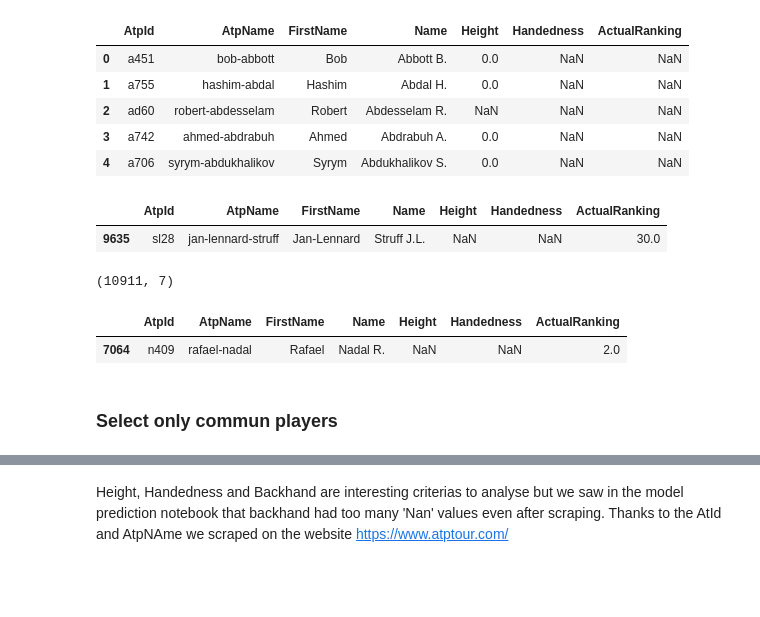
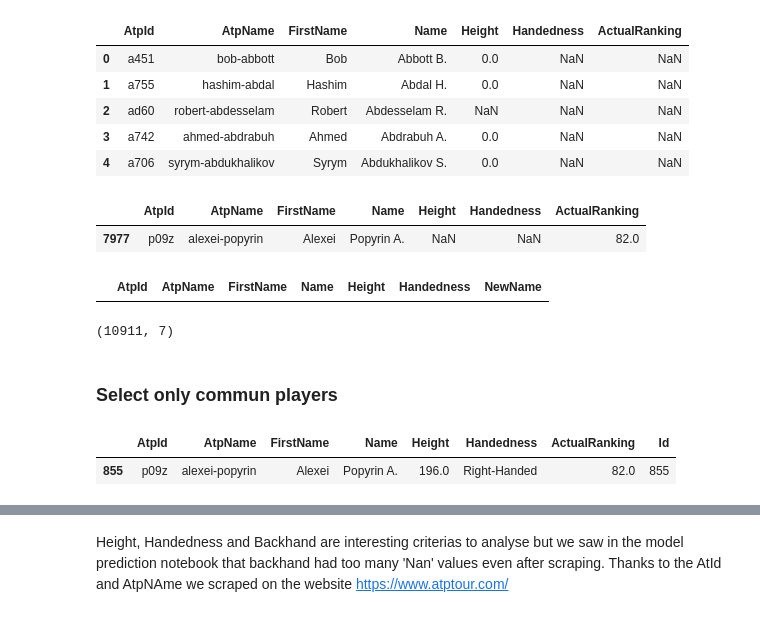
Before and after one commit to pmecchia/atp_matches, a Jupyter notebook: Clean Notebook.ipynb, the cells around one changed output, grey strips where cells are left out. Drawn from its saved outputs; the diff is of its cells as text; code cells hidden in the pictures; blank space fills up the shorter version.

```diff
--- a/Clean Notebook.ipynb
+++ b/Clean Notebook.ipynb
@@ -119,19 +119,31 @@ def AtpPlayers():
     LastNameList=[]
     ActualRankingList=[]
 
+    ##Find last ranking update date
+    url='https://www.atptour.com/en/rankings/singles'
+    req = Request(url, headers={'User-Agent': ''})
+    webpage = urlopen(req).read()
+    soup = BeautifulSoup(webpage, 'html.parser')
+    update_date=soup.find(attrs={'class':'dropdown-default-label'}).get_text()
+    update_date=update_date.replace('.','-').rstrip().lstrip() #clean string
 
-    atpRank='https://www.atptour.com/en/rankings/singles/?rankDate=2020-9-14&countryCode=all&rankRange=0-700'
-    req = Request(atpRank, headers={'User-Agent': ''})
-    webpageAtp = urlopen(req).read()
-    soup = BeautifulSoup(webpageAtp, 'html.parser')
+    ##Access the ranking with the first 700 players
+    url='https://www.atptour.com/en/rankings/singles/?rankDate='+update_date+'&countryCode=all&rankRange=0-700'
+    req = Request(url, headers={'User-Agent': ''})
+    webpage = urlopen(req).read()
+    soup1 = BeautifulSoup(webpage, 'html.parser')
     for i in range(0,700):
-        url_overview='https://www.atptour.com' + soup.select('.player-cell a')[i]['href']
+
+        ##Access the player overview and scrape their AtpId, AtpName, FirstName and Name
+
+        url_overview='https://www.atptour.com' + soup1.select('.player-cell a')[i]['href']
+        #AtpName and AtpId are present in the href
         AtpName=url_overview.split("/")[5]
         AtpId=url_overview.split("/")[6]
 
-        req2 = Request(url_overview, headers={'User-Agent': 'Mozilla/5.0'})
-        webpage_overview = urlopen(req2).read()
-        soup2 = BeautifulSoup(webpage_overview, 'html.parser')
+        req = Request(url_overview, headers={'User-Agent': 'Mozilla/5.0'})
+        webpage = urlopen(req).read()
+        soup2 = BeautifulSoup(webpage, 'html.parser')
         try:
             FirstName = soup2.find( attrs={'class': 'first-name'}).get_text()
         except AttributeError:
@@ -148,7 +160,7 @@ def AtpPlayers():
         AtpNameList.append(AtpName)
         FirstNameList.append(FirstName)
         LastNameList.append(Name)
-        ActualRankingList.append(i+1)
+        ActualRankingList.append(i+1) #create an Actual ranking list useful for validation process
 
         Dictionnary={'AtpId':AtpIdList,'AtpName':AtpNameList,'FirstName':FirstNameList,'Name':LastNameList,'ActualRanking':ActualRankingList}
 
@@ -215,23 +217,27 @@ df_total_players.head()
 | 3 | a742 | ahmed-abdrabuh | Ahmed | Abdrabuh A. | 0.0 | NaN | NaN |
 | 4 | a706 | syrym-abdukhalikov | Syrym | Abdukhalikov S. | 0.0 | NaN | NaN |
 # %%
-df_total_players[df_total_players["Name"].str.contains("Struff")]
+df_total_players[df_total_players["Name"].str.contains("Popyrin")]
 # %% [output]
 |  | AtpId | AtpName | FirstName | Name | Height | Handedness | ActualRanking |
-| 9635 | sl28 | jan-lennard-struff | Jan-Lennard | Struff J.L. | NaN | NaN | 30.0 |
+| 7977 | p09z | alexei-popyrin | Alexei | Popyrin A. | NaN | NaN | 82.0 |
+# %%
+df_players[df_players["Name"].str.contains("Popyrin")]
+# %% [output]
+|  | AtpId | AtpName | FirstName | Name | Height | Handedness | NewName |
 # %%
 print(df_players.shape)
 # %% [output]
 (10911, 7)
-# %%
-df_total_players[df_total_players["Name"]=="Nadal R."]
-# %% [output]
-|  | AtpId | AtpName | FirstName | Name | Height | Handedness | ActualRanking |
-| 7064 | n409 | rafael-nadal | Rafael | Nadal R. | NaN | NaN | 2.0 |
 # %% [markdown]
 ### Select only commun players
 # %%
 df_selected_players=df_total_players[df_total_players["Name"].isin(df_betting_players['Winner'])| df_total_players["Name"].isin(df_betting_players['Loser'])].reset_index(drop=True)
+# %%
+df_selected_players[df_selected_players["Name"].str.contains("Popyrin")]
+# %% [output]
+|  | AtpId | AtpName | FirstName | Name | Height | Handedness | ActualRanking | Id |
+| 855 | p09z | alexei-popyrin | Alexei | Popyrin A. | 196.0 | Right-Handed | 82.0 | 855 |
 # %%
 print(df_selected_players.shape)
 # %% [output]
```
Also changed, not shown: parts of 13 cells of this notebook.
